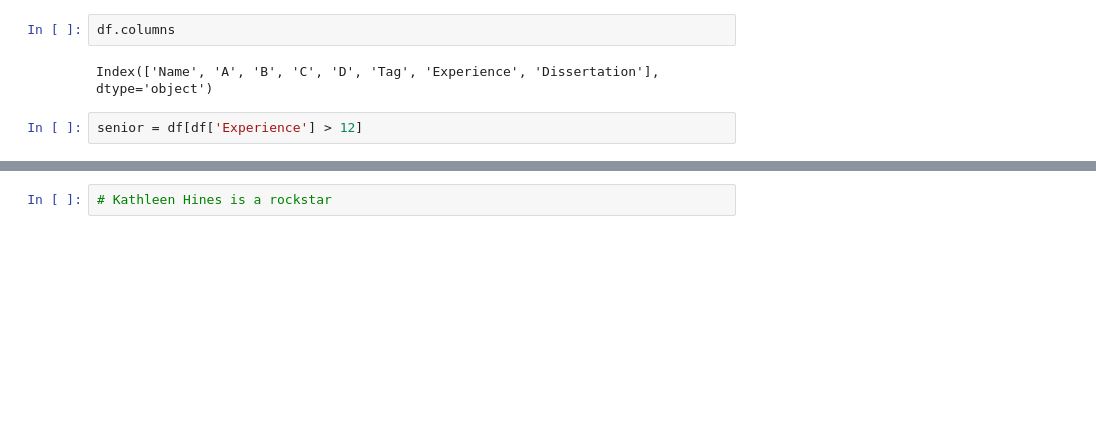
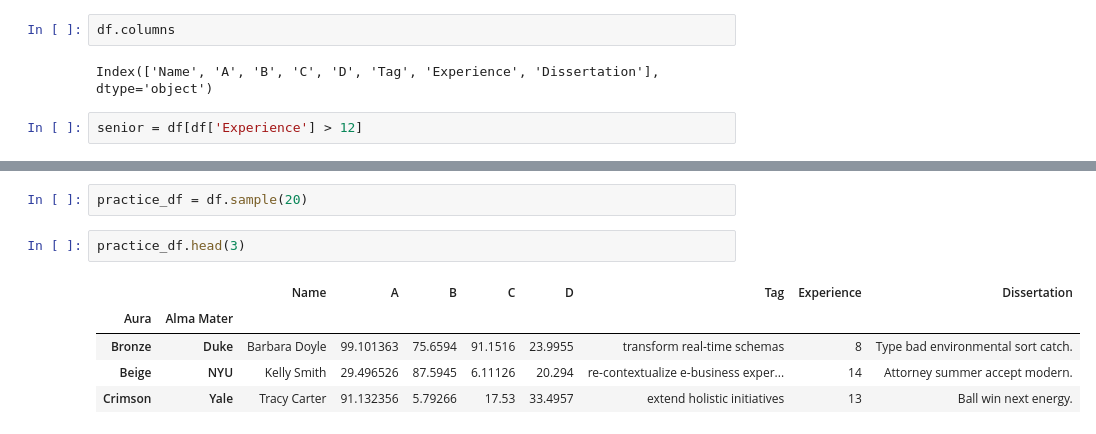
Before and after one commit to tahentx/pv_workbook, a Jupyter notebook: datascience/misc/pandas_practice.ipynb, the cells around one changed output, grey strips where cells are left out. Drawn from its saved outputs; the diff is of its cells as text; blank space fills up the shorter version.

```diff
--- a/datascience/misc/pandas_practice.ipynb
+++ b/datascience/misc/pandas_practice.ipynb
@@ -182,2 +127,10 @@ longhorns.sort_values('A')
-# %%
-# Kathleen Hines is a rockstar
+# %%
+practice_df = df.sample(20)
+# %%
+practice_df.head(3)
+# %% [output]
+|  |  | Name | A | B | C | D | Tag | Experience | Dissertation |
+| Aura | Alma Mater |  |  |  |  |  |  |  |  |
+| Bronze | Duke | Barbara Doyle | 99.101363 | 75.6594 | 91.1516 | 23.9955 | transform real-time schemas | 8 | Type bad environmental sort catch. |
+| Beige | NYU | Kelly Smith | 29.496526 | 87.5945 | 6.11126 | 20.294 | re-contextualize e-business exper... | 14 | Attorney summer accept modern. |
+| Crimson | Yale | Tracy Carter | 91.132356 | 5.79266 | 17.53 | 33.4957 | extend holistic initiatives | 13 | Ball win next energy. |
```
Also changed, not shown: parts of 14 cells of this notebook.
